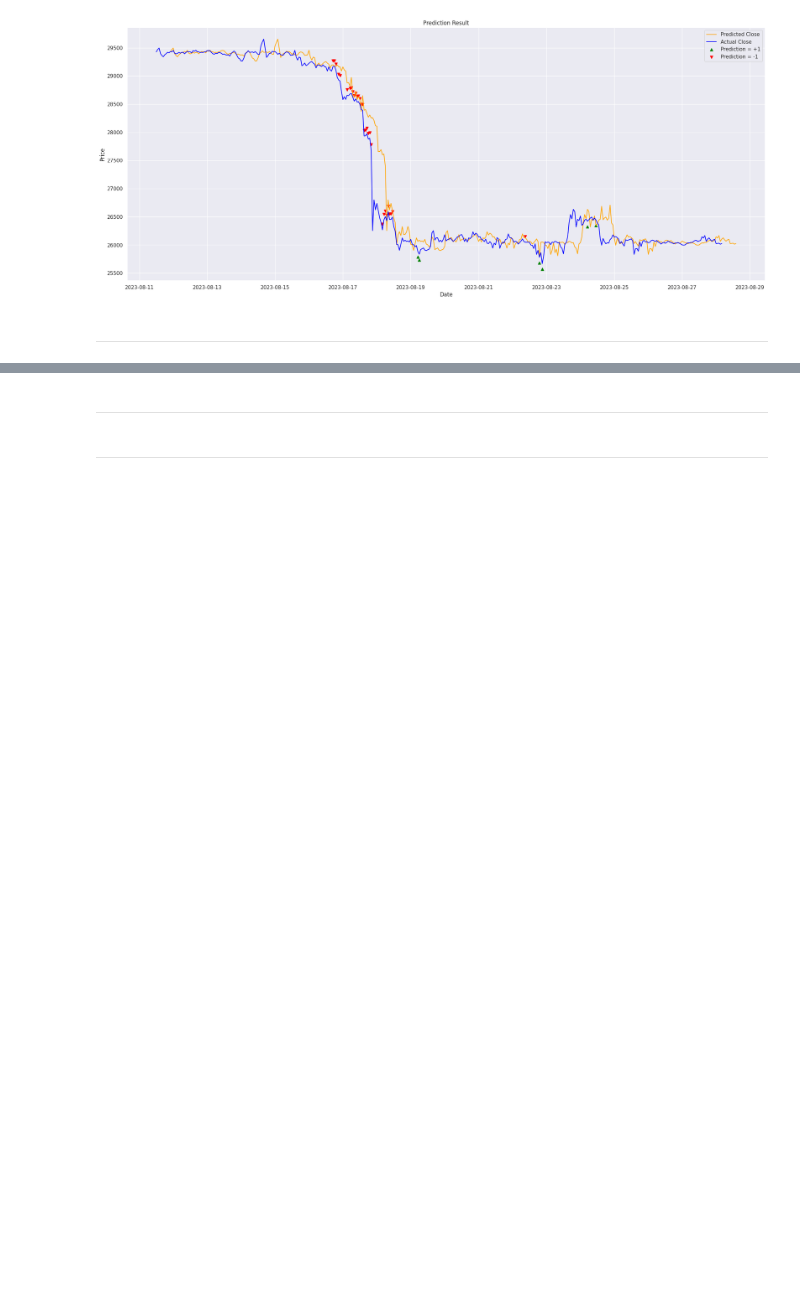
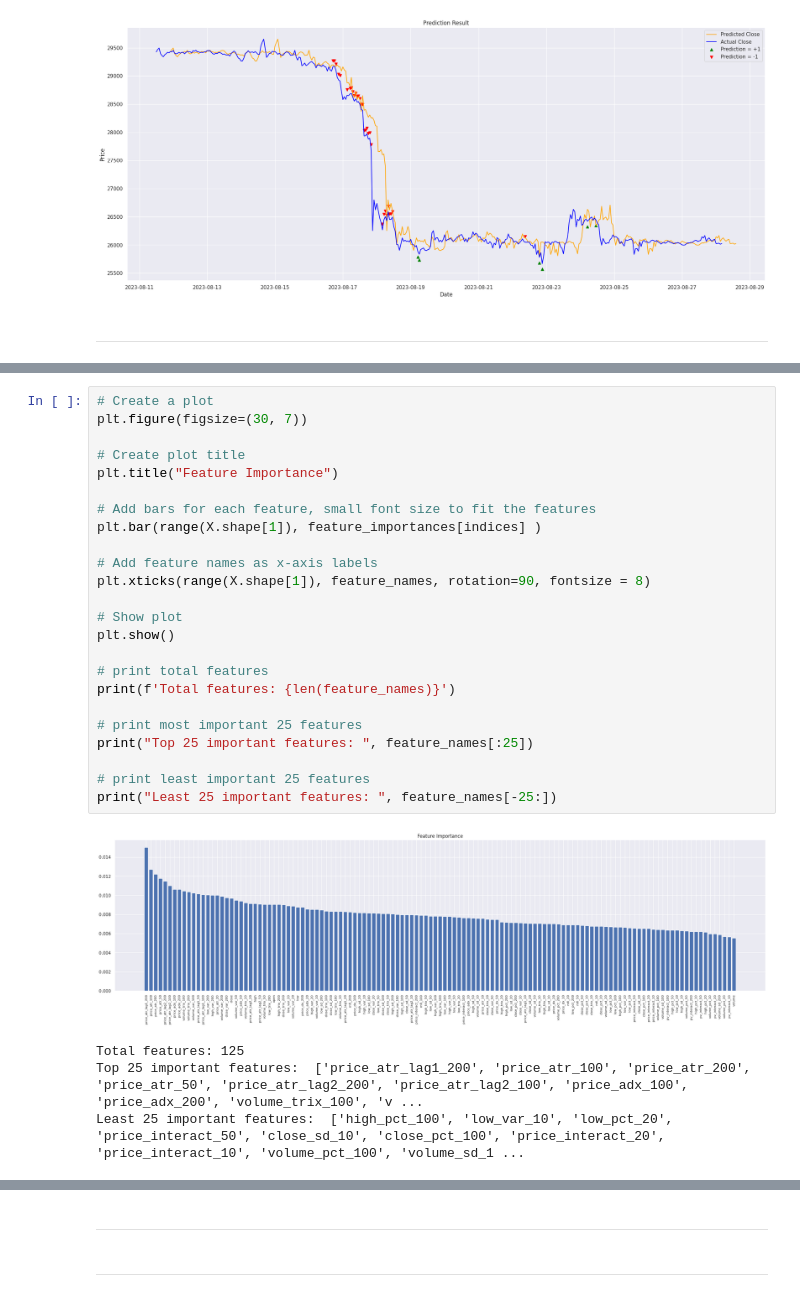
Before and after one commit to natapone/btc_live_price_prediction, a Jupyter notebook: 03_model_improvement.ipynb, the cells around one changed output, grey strips where cells are left out. Saved outputs shown, nothing was run; the diff lists cells and outputs as text; blank space fills up the shorter version.

```diff
--- a/03_model_improvement.ipynb
+++ b/03_model_improvement.ipynb
@@ -487,0 +628,29 @@ plot_live_data(y_live_pred)
+# %%
+# Create a plot
+plt.figure(figsize=(30, 7))
+
+# Create plot title
+plt.title("Feature Importance")
+
+# Add bars for each feature, small font size to fit the features
+plt.bar(range(X.shape[1]), feature_importances[indices] )
+
+# Add feature names as x-axis labels
+plt.xticks(range(X.shape[1]), feature_names, rotation=90, fontsize = 8)
+
+# Show plot
+plt.show()
+
+# print total features
+print(f'Total features: {len(feature_names)}')
+
+# print most important 25 features
+print("Top 25 important features: ", feature_names[:25])
+
+# print least important 25 features
+print("Least 25 important features: ", feature_names[-25:])
+# %% [output]
+[figure, added]
+Total features: 125
+Top 25 important features:  ['price_atr_lag1_200', 'price_atr_100', 'price_atr_200', 'price_atr_50', 'price_atr_lag2_200', 'price_atr_lag2_100', 'price_adx_100', 'price_adx_200', 'volume_trix_100', 'v ...
+Least 25 important features:  ['high_pct_100', 'low_var_10', 'low_pct_20', 'price_interact_50', 'close_sd_10', 'close_pct_100', 'price_interact_20', 'price_interact_10', 'volume_pct_100', 'volume_sd_1 ...
```
Also changed, not shown: parts of 10 cells of this notebook.
